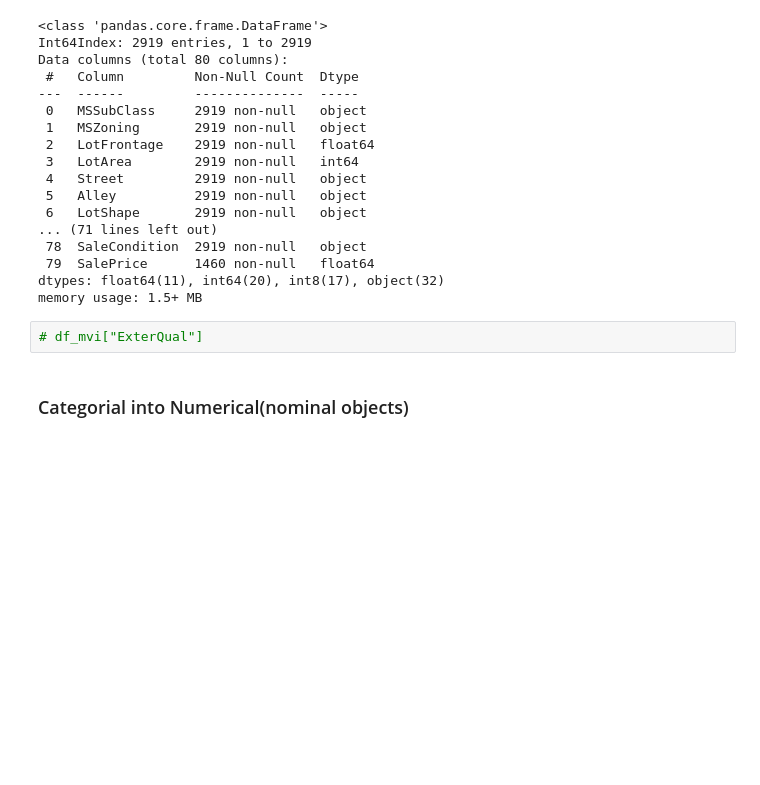
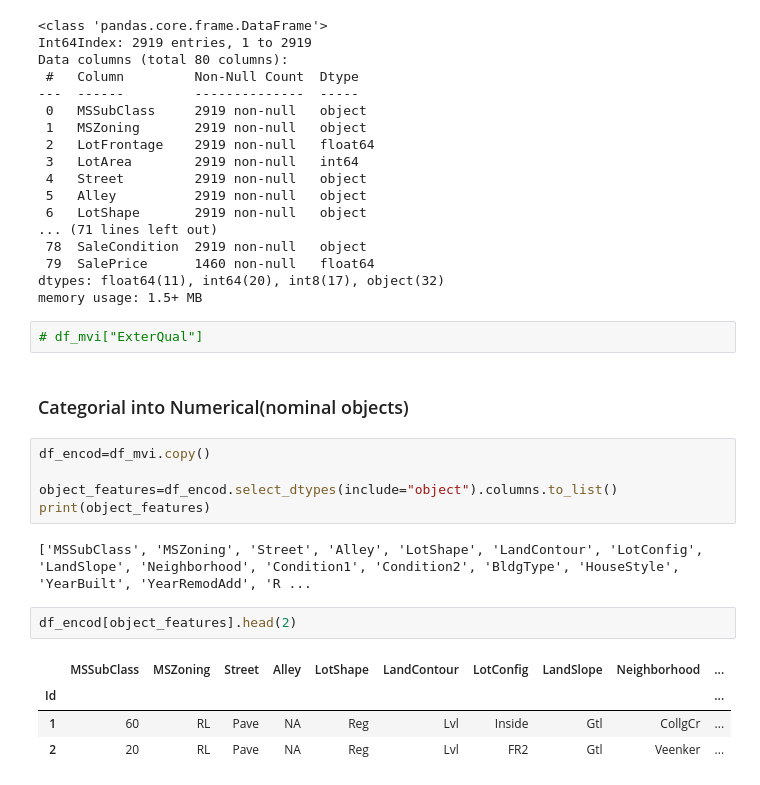
Before and after one commit to surajpoddar-ml/House-price--predictor, a Jupyter notebook: Machine L/src/main.ipynb, the cells around one changed output. Saved outputs shown, nothing was run; the diff lists cells and outputs as text; blank space fills up the shorter version.

```diff
--- a/Machine L/src/main.ipynb
+++ b/Machine L/src/main.ipynb
@@ -777,3 +777,17 @@ memory usage: 1.5+ MB
 # df_mvi["ExterQual"]
 # %% [markdown]
 ### Categorial into Numerical(nominal objects)
+# %%
+df_encod=df_mvi.copy()
+
+object_features=df_encod.select_dtypes(include="object").columns.to_list()
+print(object_features)
+# %% [output]
+['MSSubClass', 'MSZoning', 'Street', 'Alley', 'LotShape', 'LandContour', 'LotConfig', 'LandSlope', 'Neighborhood', 'Condition1', 'Condition2', 'BldgType', 'HouseStyle', 'YearBuilt', 'YearRemodAdd', 'R ...
+# %%
+df_encod[object_features].head(2)
+# %% [output]
+|  | MSSubClass | MSZoning | Street | Alley | LotShape | LandContour | LotConfig | LandSlope | Neighborhood | ... |
+| Id |  |  |  |  |  |  |  |  |  | ... |
+| 1 | 60 | RL | Pave | NA | Reg | Lvl | Inside | Gtl | CollgCr | ... |
+| 2 | 20 | RL | Pave | NA | Reg | Lvl | FR2 | Gtl | Veenker | ... |
```
Also changed, not shown: parts of 2 cells of this notebook.
